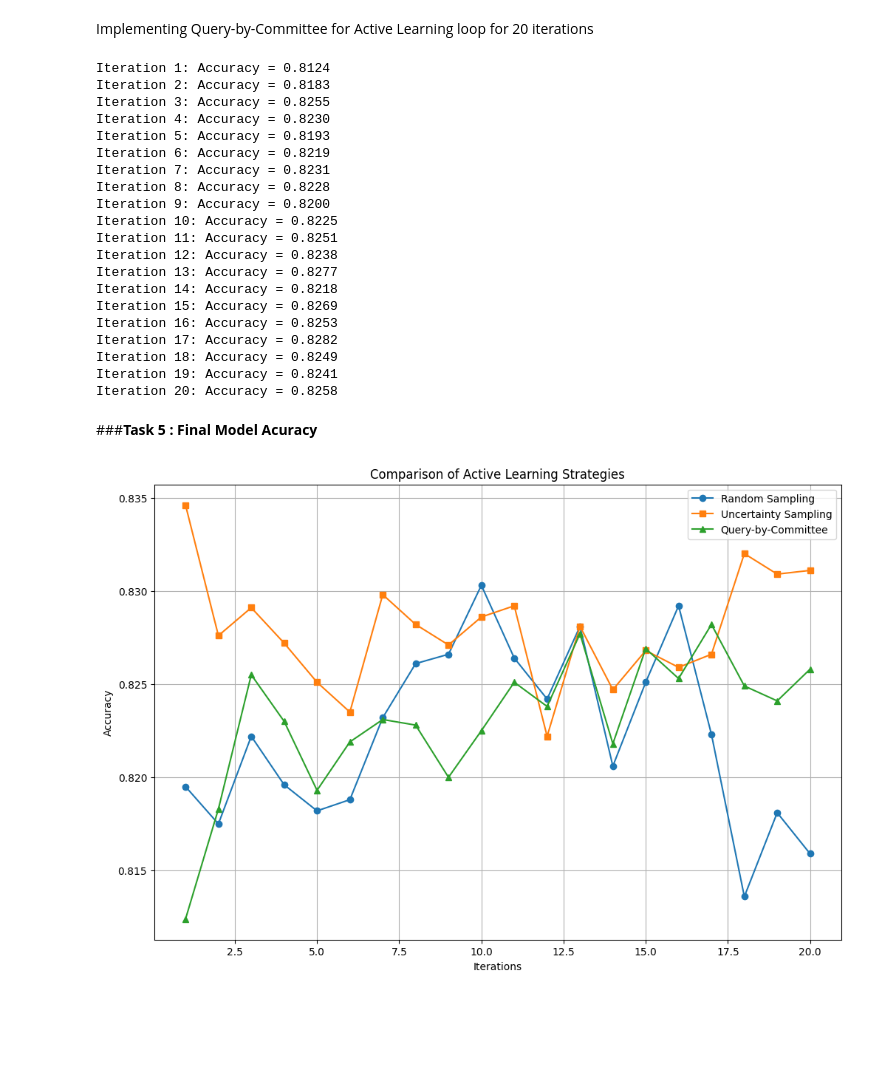
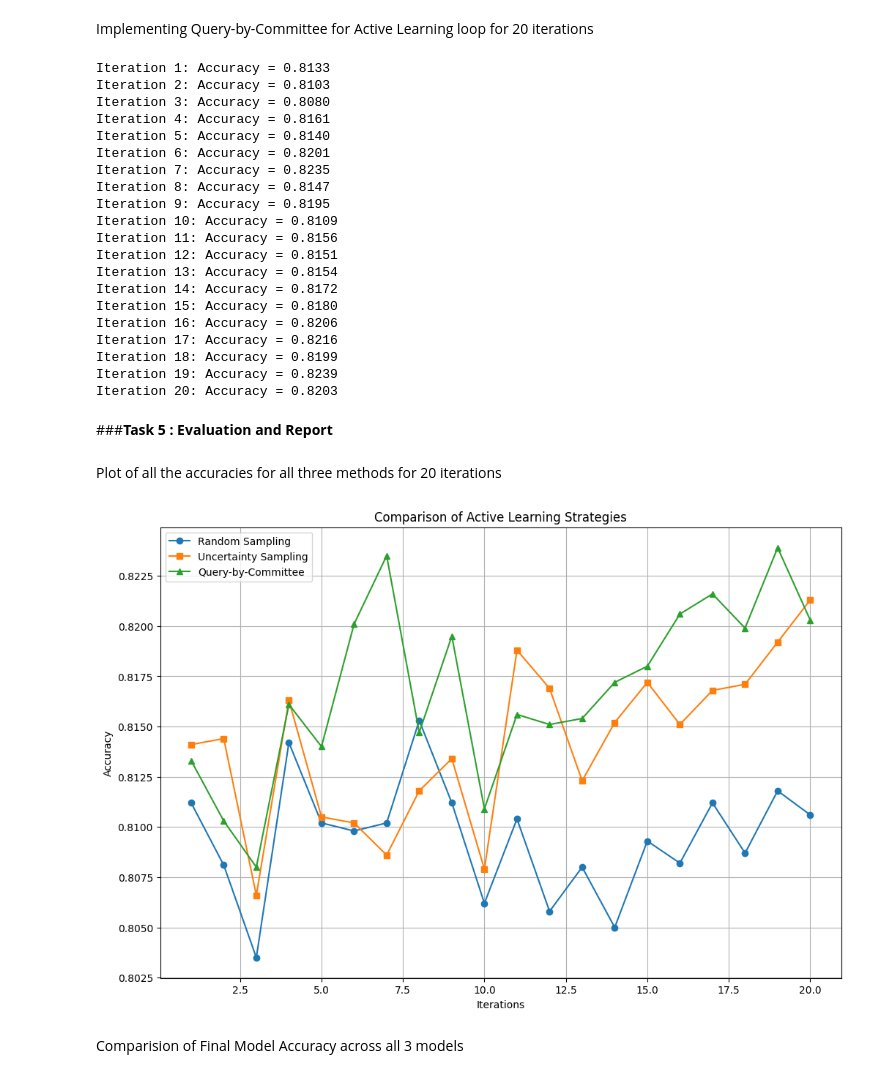
Before and after one commit to shreyamali01/CS203_Lab04, a Jupyter notebook: CS203_Lab04.ipynb, the cells around one changed output. Drawn from its saved outputs; the diff is of its cells as text; code cells hidden in the pictures; blank space fills up the shorter version.

```diff
--- a/CS203_Lab04.ipynb
+++ b/CS203_Lab04.ipynb
@@ -144,10 +158,10 @@ for iteration in range(20):
   rf_classifier1.fit(X_labeled1, y_labeled1)
 
   #predict on the test set
-  y_pred = rf_classifier1.predict(X_test)
+  y_pred1 = rf_classifier1.predict(X_test)
 
   #claculating accuracy on the test set
-  accuracy1 = accuracy_score(y_test, y_pred)
+  accuracy1 = accuracy_score(y_test, y_pred1)
   random_sampling_accuracies.append(accuracy1)
 
   #printing accuracy on each iteration
@@ -200,7 +214,7 @@ def entropy(probs):
 #computing uncertainty using entropy
 def compute_uncertainty(X_unlabeled, model):
     probs = model.predict_proba(X_unlabeled)                        #getting probability predictions
-    uncertainties = entropy(probs.T)                                #computing entropy for each sample
+    uncertainties = entropy(probs)                                #computing entropy for each sample
     return uncertainties
 # %% [markdown]
 Implementing Active Learning loop for 20 iterations
@@ -283,8 +297,9 @@ def vote_entropy(committee_predictions):
     votes = committee_predictions[:, i]
     unique_votes, counts = np.unique(votes, return_counts=True)
     probs = counts / np.sum(counts)
+    vote_entropy_scores[i] = -np.sum(probs * np.log(probs + 1e-9))
 
-  return vote_entropy
+  return vote_entropy_scores
 # %% [markdown]
  Implementing Query-by-Committee for Active Learning loop for 20 iterations
 # %%
@@ -303,22 +318,22 @@ for iteration in range(20):
   max_disagreement_idx = np.argmax(disagreement)
 
   #getting the selected sample and its true label
-  X_selected3 = X_unlabeled3[max_uncertainty_idx]
-  y_selected3 = y_unlabeled3[max_uncertainty_idx]
+  X_selected3 = X_unlabeled3[max_disagreement_idx]
+  y_selected3 = y_unlabeled3[max_disagreement_idx]
 
   #adding the selected sample and its label to the labeled dataset
   X_labeled3 = np.vstack([X_labeled3, X_selected3])  #adding new sample to labeled dataset
   y_labeled3 = np.append(y_labeled3, y_selected3)    #adding its label to labeled dataset
 
   #removing the selected sample from the unlabeled dataset
-  X_unlabeled3 = np.delete(X_unlabeled3, max_uncertainty_idx, axis=0)
-  y_unlabeled3 = np.delete(y_unlabeled3, max_uncertainty_idx, axis=0)
+  X_unlabeled3 = np.delete(X_unlabeled3, max_disagreement_idx, axis=0)
+  y_unlabeled3 = np.delete(y_unlabeled3, max_disagreement_idx, axis=0)
 
   #retraining the model with the updated labeled dataset
   for model in committee:
     model.fit(X_labeled3, y_labeled3)
 
-  #calculating accuracy on the test set using the first model in the committee
+  #calculating accuracy on the test set using the first model in the committee (can be done for multiple models if needed)
   y_pred = committee[0].predict(X_test)
   accuracy3 = accuracy_score(y_test, y_pred)
   committee_sampling_accuracies.append(accuracy3)
@@ -326,54 +341,58 @@ for iteration in range(20):
   #printing accuracy on each iteration
   print(f"Iteration {iteration + 1}: Accuracy = {accuracy3:.4f}")
 # %% [output]
-Iteration 1: Accuracy = 0.8124
-Iteration 2: Accuracy = 0.8183
-Iteration 3: Accuracy = 0.8255
-Iteration 4: Accuracy = 0.8230
-Iteration 5: Accuracy = 0.8193
-Iteration 6: Accuracy = 0.8219
-Iteration 7: Accuracy = 0.8231
-Iteration 8: Accuracy = 0.8228
-Iteration 9: Accuracy = 0.8200
-Iteration 10: Accuracy = 0.8225
-Iteration 11: Accuracy = 0.8251
-Iteration 12: Accuracy = 0.8238
-Iteration 13: Accuracy = 0.8277
-Iteration 14: Accuracy = 0.8218
-Iteration 15: Accuracy = 0.8269
-Iteration 16: Accuracy = 0.8253
-Iteration 17: Accuracy = 0.8282
-Iteration 18: Accuracy = 0.8249
-Iteration 19: Accuracy = 0.8241
-Iteration 20: Accuracy = 0.8258
+Iteration 1: Accuracy = 0.8133
+Iteration 2: Accuracy = 0.8103
+Iteration 3: Accuracy = 0.8080
+Iteration 4: Accuracy = 0.8161
+Iteration 5: Accuracy = 0.8140
+Iteration 6: Accuracy = 0.8201
+Iteration 7: Accuracy = 0.8235
+Iteration 8: Accuracy = 0.8147
+Iteration 9: Accuracy = 0.8195
+Iteration 10: Accuracy = 0.8109
+Iteration 11: Accuracy = 0.8156
+Iteration 12: Accuracy = 0.8151
+Iteration 13: Accuracy = 0.8154
+Iteration 14: Accuracy = 0.8172
+Iteration 15: Accuracy = 0.8180
+Iteration 16: Accuracy = 0.8206
+Iteration 17: Accuracy = 0.8216
+Iteration 18: Accuracy = 0.8199
+Iteration 19: Accuracy = 0.8239
+Iteration 20: Accuracy = 0.8203
 # %% [markdown]
-###**Task 5 : Final Model Acuracy**
+###**Task 5 : Evaluation and Report**
+# %% [markdown]
+Plot of all the accuracies for all three methods for 20 iterations
 # %%
 #importing required libraries
 import matplotlib.pyplot as plt
 
 #1-to-20 iterations
 iterations = list(range(1, 21))
 
 #plot size
 plt.figure(figsize=(12, 8))
 
 #plotting accuracy for each stratergy
 plt.plot(iterations, random_sampling_accuracies, label="Random Sampling", marker="o")
 plt.plot(iterations, uncertainty_sampling_accuracies, label="Uncertainty Sampling", marker="s")
 plt.plot(iterations, committee_sampling_accuracies, label="Query-by-Committee", marker="^")
 
 #adding title
 plt.title("Comparison of Active Learning Strategies")
 
 #adding labels
 plt.xlabel("Iterations")
 plt.ylabel("Accuracy")
 
 #adding legend
-plt.legend(loc="upper right")
+plt.legend(loc="upper left")
 
 #adding grid
 plt.grid(True)
 # %% [output]
-[figure, old version]
+[figure, new version]
+# %% [markdown]
+Comparision of Final Model Accuracy across all 3 models
```
Also changed, not shown: parts of 10 cells of this notebook.
